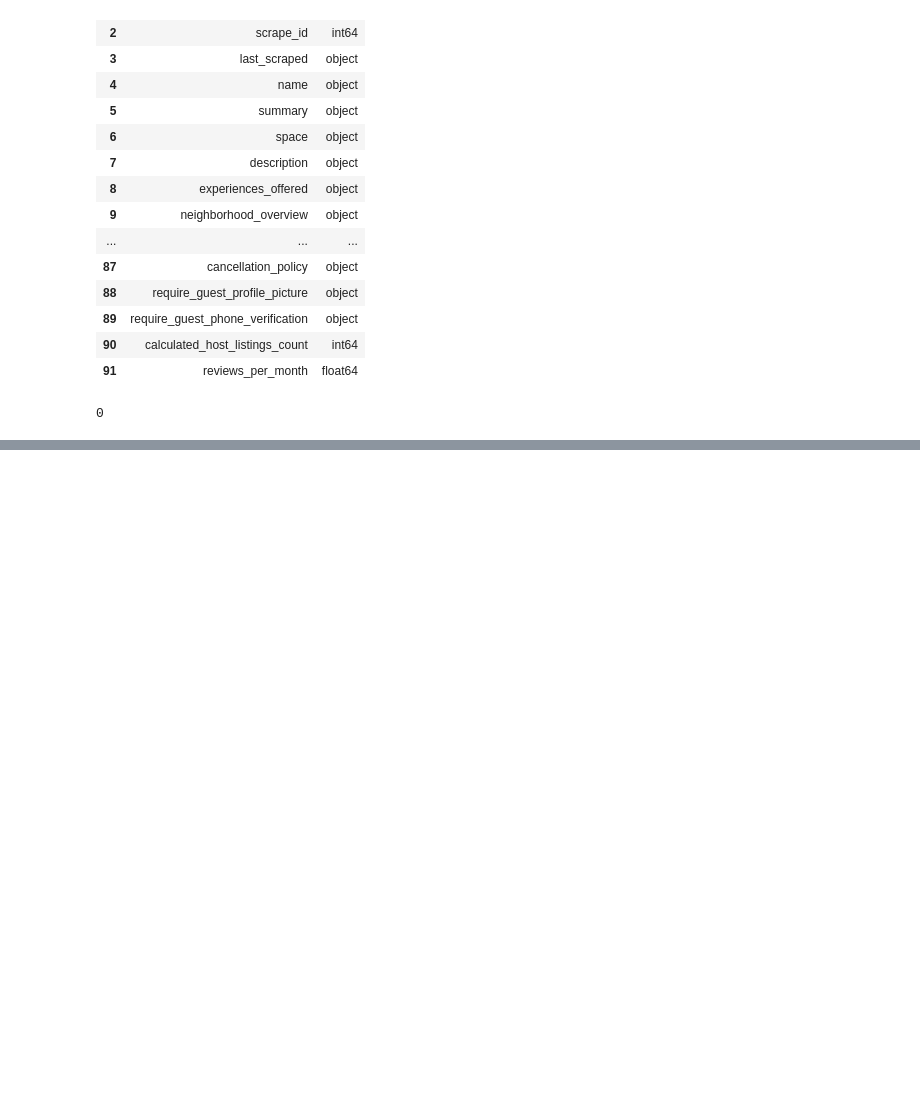
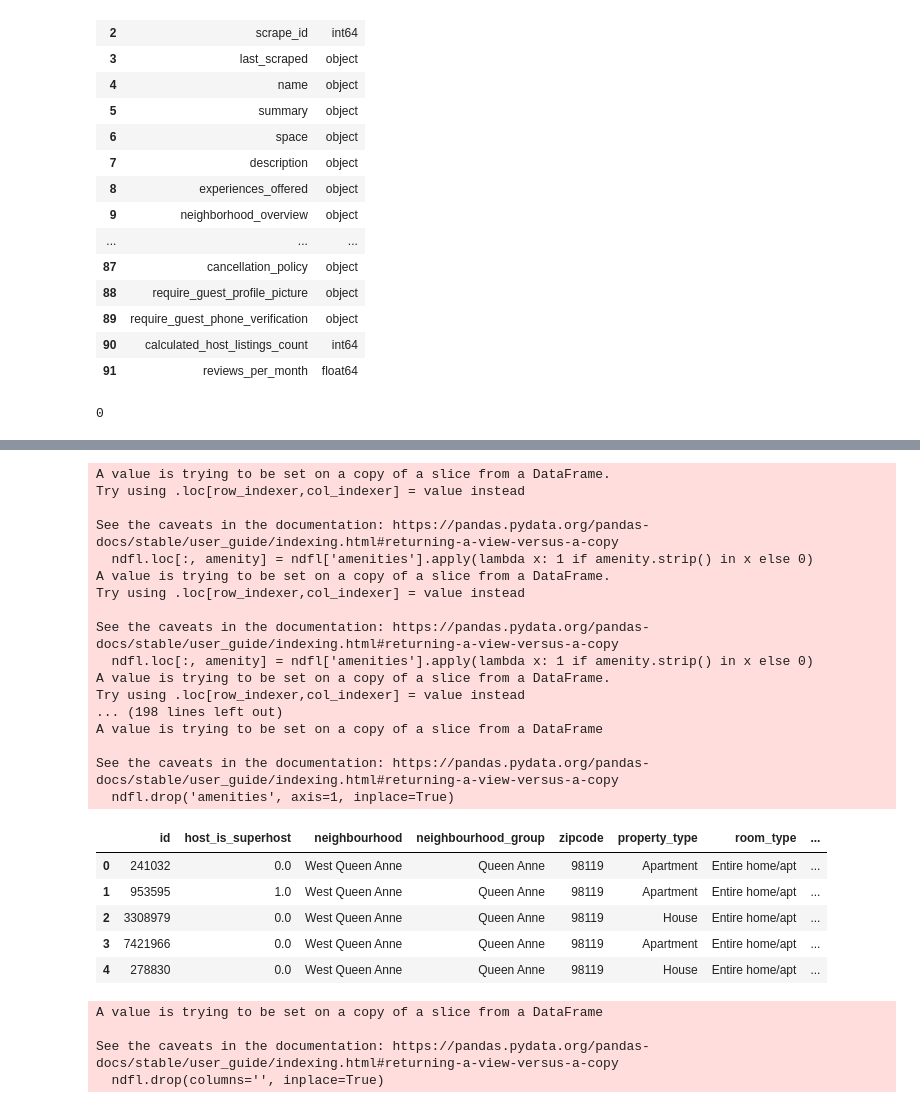
Before and after one commit to mohanadelemary/airbnb-seattle-analysis, a Jupyter notebook: airbnb-seattle-analysis.ipynb, the cells around one changed output, grey strips where cells are left out. Saved outputs shown, nothing was run; the diff lists cells and outputs as text; code cells hidden in the pictures; blank space fills up the shorter version.

```diff
--- a/airbnb-seattle-analysis.ipynb
+++ b/airbnb-seattle-analysis.ipynb
@@ -253,0 +408,3 @@ dfl.duplicated().sum()
+# %%
+# The entire column has the value 'None', therefore should be dropped
+ndfl.drop(columns='experiences_offered', inplace=True)
@@ -253,0 +423,6 @@ dfl.duplicated().sum()
+# %%
+# Convert superhost values to boolean 0 and 1
+ndfl['host_is_superhost'] = ndfl['host_is_superhost'].replace({'f': 0, 't': 1})
+
+# Verify the change
+ndfl['host_is_superhost'].value_counts()
@@ -253,0 +439,4 @@ dfl.duplicated().sum()
+# %%
+# Removing "_cleansed" from the column name
+ndfl.rename(columns={'neighbourhood_cleansed': 'neighbourhood',
+                    'neighbourhood_group_cleansed': 'neighbourhood_group'}, inplace=True)
@@ -253,0 +468,52 @@ dfl.duplicated().sum()
+# %%
+# Strip all special characters from the values in the amenities field
+# Create a list with all the unique amenities found in the df
+# Create a column for each amenity and if it was in the corresponding amenity column value, it becomes 1, else 0.
+
+# Step 1: Clean and convert 'amenities' into sets
+# This will split the amenities by commas properly
+ndfl.loc[:, 'amenities'] = ndfl['amenities'].apply(lambda x: set(x.strip('{}').replace('"', '').split(',')))
+
+# Step 2: Get the list of all unique amenities
+all_amenities = set().union(*ndfl['amenities'])
+
+# Step 3: Create a column for each unique amenity and set value 1 if present, otherwise 0
+for amenity in all_amenities:
+    ndfl.loc[:, amenity] = ndfl['amenities'].apply(lambda x: 1 if amenity.strip() in x else 0)
+
+# Dropping the original 'amenities' column.
+ndfl.drop('amenities', axis=1, inplace=True)
+
+# Display the updated DataFrame (for checking results)
+ndfl.head()
+# %% [output]
+A value is trying to be set on a copy of a slice from a DataFrame.
+Try using .loc[row_indexer,col_indexer] = value instead
+
+See the caveats in the documentation: https://pandas.pydata.org/pandas-docs/stable/user_guide/indexing.html#returning-a-view-versus-a-copy
+  ndfl.loc[:, amenity] = ndfl['amenities'].apply(lambda x: 1 if amenity.strip() in x else 0)
+A value is trying to be set on a copy of a slice from a DataFrame.
+Try using .loc[row_indexer,col_indexer] = value instead
+
+See the caveats in the documentation: https://pandas.pydata.org/pandas-docs/stable/user_guide/indexing.html#returning-a-view-versus-a-copy
+  ndfl.loc[:, amenity] = ndfl['amenities'].apply(lambda x: 1 if amenity.strip() in x else 0)
+A value is trying to be set on a copy of a slice from a DataFrame.
+Try using .loc[row_indexer,col_indexer] = value instead
+... (198 lines left out)
+A value is trying to be set on a copy of a slice from a DataFrame
+
+See the caveats in the documentation: https://pandas.pydata.org/pandas-docs/stable/user_guide/indexing.html#returning-a-view-versus-a-copy
+  ndfl.drop('amenities', axis=1, inplace=True)
+|  | id | host_is_superhost | neighbourhood | neighbourhood_group | zipcode | property_type | room_type | ... |
+| 0 | 241032 | 0.0 | West Queen Anne | Queen Anne | 98119 | Apartment | Entire home/apt | ... |
+| 1 | 953595 | 1.0 | West Queen Anne | Queen Anne | 98119 | Apartment | Entire home/apt | ... |
+| 2 | 3308979 | 0.0 | West Queen Anne | Queen Anne | 98119 | House | Entire home/apt | ... |
+| 3 | 7421966 | 0.0 | West Queen Anne | Queen Anne | 98119 | Apartment | Entire home/apt | ... |
+| 4 | 278830 | 0.0 | West Queen Anne | Queen Anne | 98119 | House | Entire home/apt | ... |
+# %%
+ndfl.drop(columns='', inplace=True)
+# %% [output]
+A value is trying to be set on a copy of a slice from a DataFrame
+
+See the caveats in the documentation: https://pandas.pydata.org/pandas-docs/stable/user_guide/indexing.html#returning-a-view-versus-a-copy
+  ndfl.drop(columns='', inplace=True)
```
Also changed, not shown: parts of 32 cells of this notebook.
